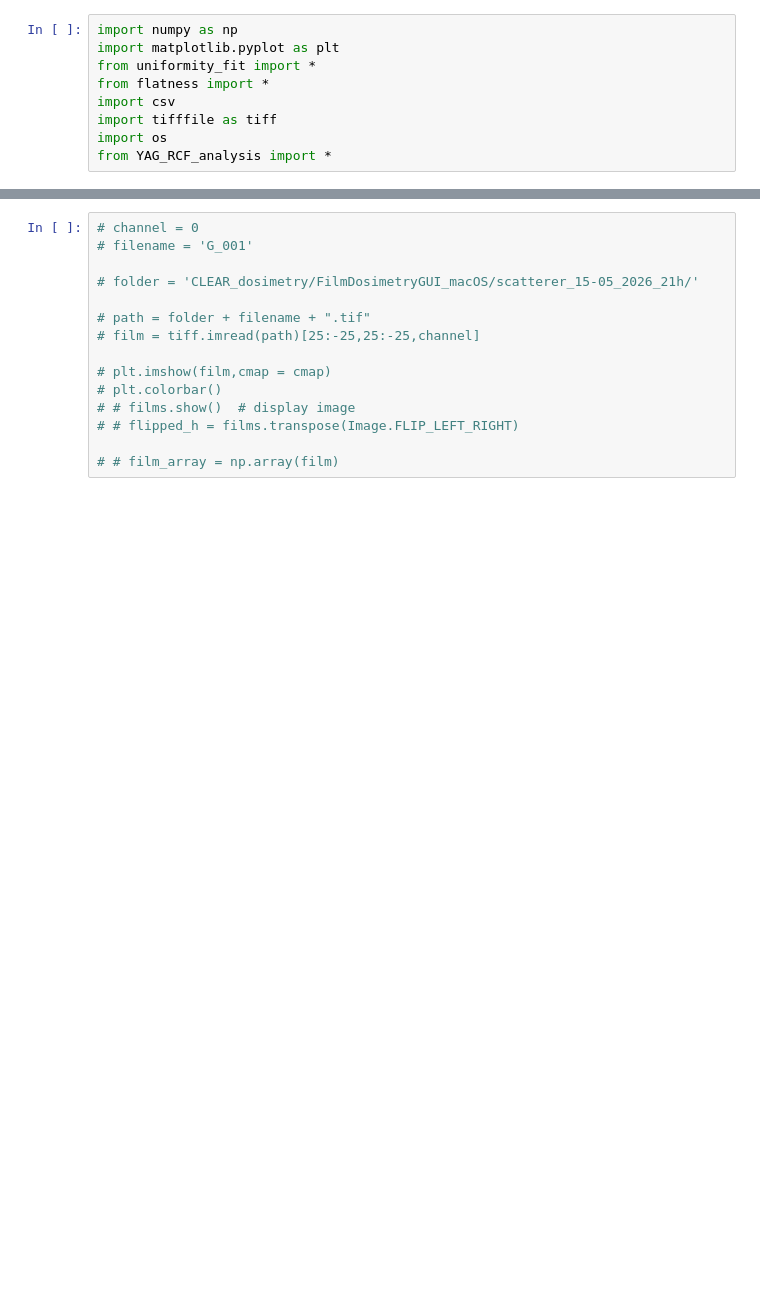
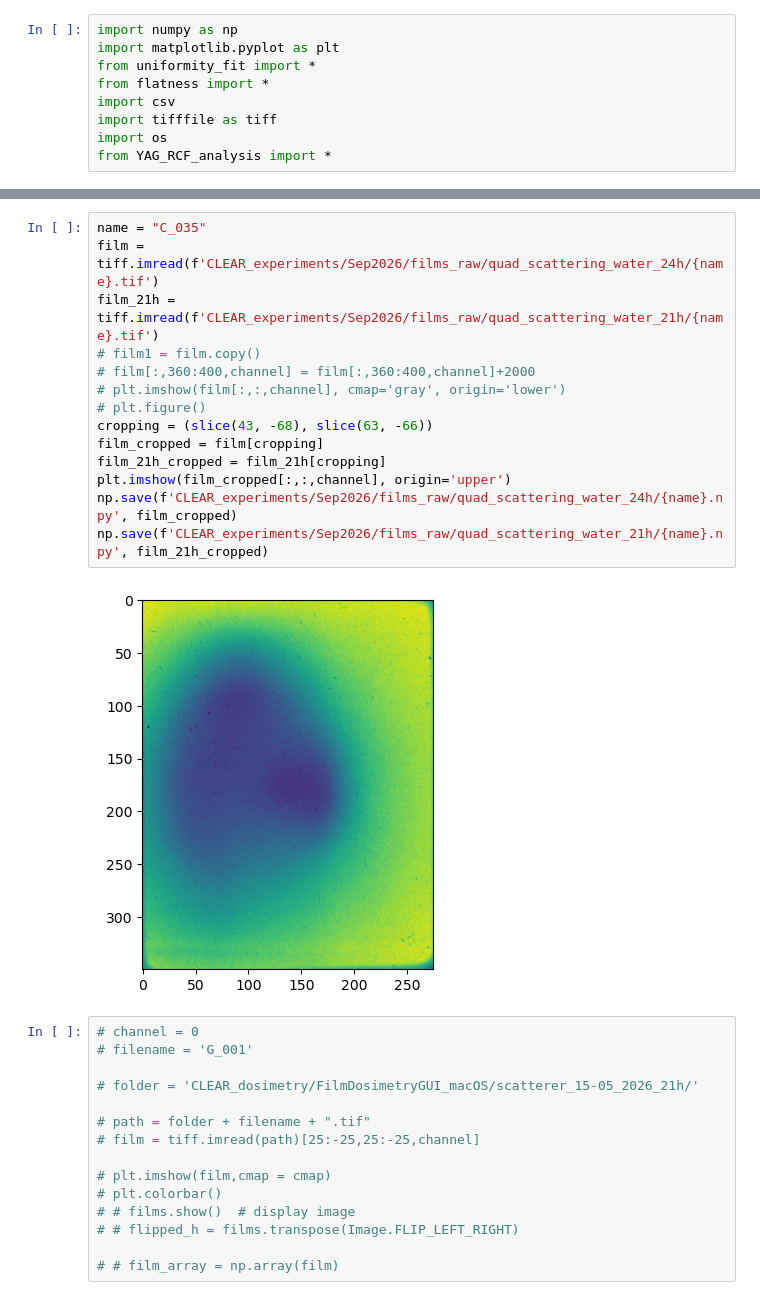
Before and after one commit to sabrinawaa/DPhil_Project, a Jupyter notebook: CLEAR_RCF_processing.ipynb, the cells around one changed output, grey strips where cells are left out. Drawn from its saved outputs; the diff is of its cells as text; blank space fills up the shorter version.

```diff
--- a/CLEAR_RCF_processing.ipynb
+++ b/CLEAR_RCF_processing.ipynb
@@ -59,3 +103,19 @@ OD0s
+# %%
+name = "C_035"
+film = tiff.imread(f'CLEAR_experiments/Sep2026/films_raw/quad_scattering_water_24h/{name}.tif')
+film_21h = tiff.imread(f'CLEAR_experiments/Sep2026/films_raw/quad_scattering_water_21h/{name}.tif')
+# film1 = film.copy()
+# film[:,360:400,channel] = film[:,360:400,channel]+2000
+# plt.imshow(film[:,:,channel], cmap='gray', origin='lower')
+# plt.figure()
+cropping = (slice(43, -68), slice(63, -66))
+film_cropped = film[cropping]
+film_21h_cropped = film_21h[cropping]
+plt.imshow(film_cropped[:,:,channel], origin='upper')
+np.save(f'CLEAR_experiments/Sep2026/films_raw/quad_scattering_water_24h/{name}.npy', film_cropped)
+np.save(f'CLEAR_experiments/Sep2026/films_raw/quad_scattering_water_21h/{name}.npy', film_21h_cropped)
+# %% [output]
+[figure, added]
 # %%
 # channel = 0
 # filename = 'G_001'
```
Also changed, not shown: parts of 9 cells of this notebook, 19 other files.
